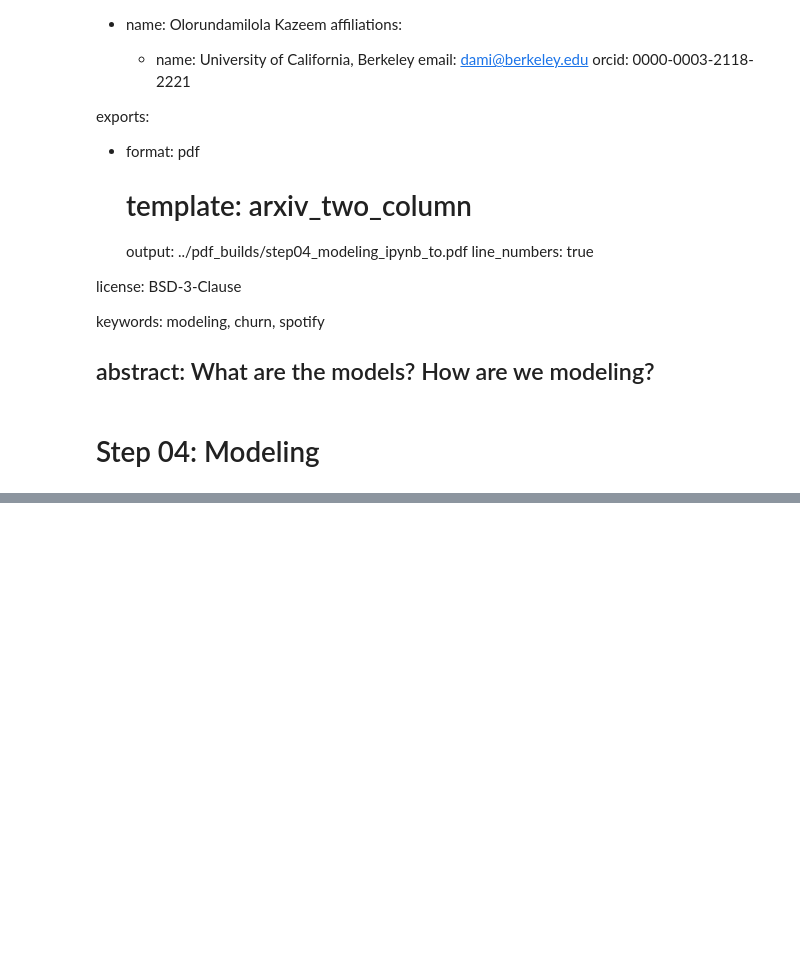
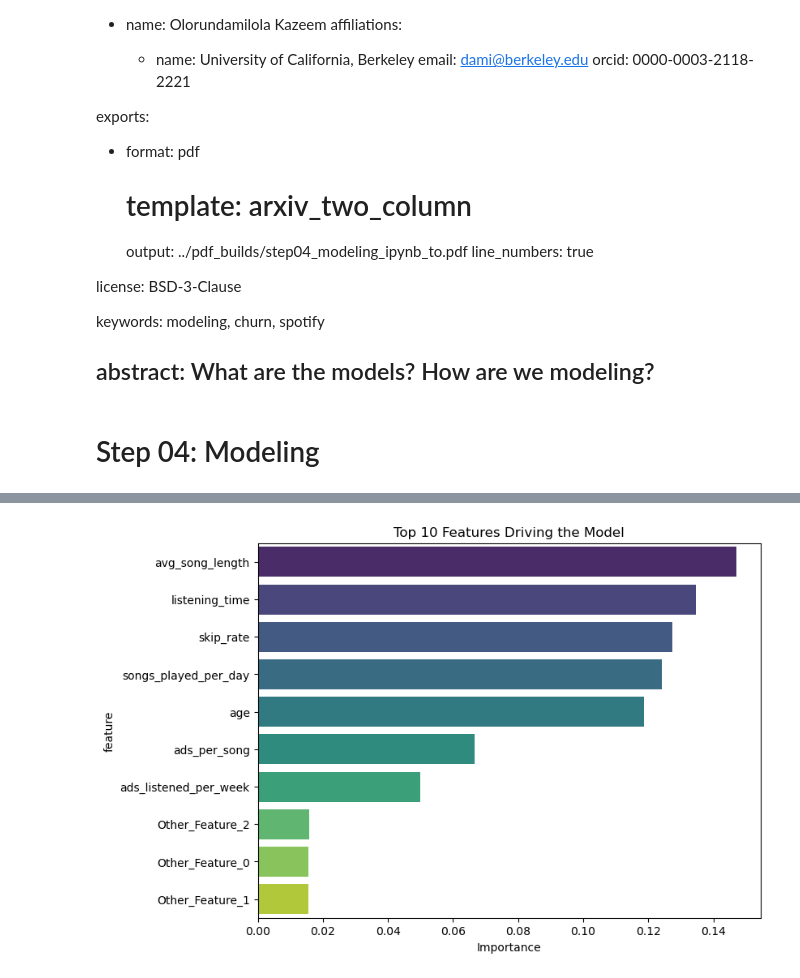
Before and after one commit to UCB-stat-159-f25/final-group08, a Jupyter notebook: notebooks/step04_modeling.ipynb, the cells around one changed output, grey strips where cells are left out. Saved outputs shown, nothing was run; the diff lists cells and outputs as text; code cells hidden in the pictures; blank space fills up the shorter version.

```diff
--- a/notebooks/step04_modeling.ipynb
+++ b/notebooks/step04_modeling.ipynb
@@ -67,0 +166,26 @@ Q: ...
+# %%
+feature_names = [
+    "age",
+    "listening_time",
+    "songs_played_per_day",
+    "skip_rate",
+    "ads_listened_per_week",
+    "ads_per_song",
+    "avg_song_length"
+]
+
+# generic labels for categorical variables (e.g. one-hot encoded countries)
+if X_train.shape[1] > len(feature_names):
+    feature_names += [f"Other_Feature_{i}" for i in range(X_train.shape[1] - len(feature_names))]
+
+importances = final_model.feature_importances_
+feat_imp = pd.DataFrame({'feature': feature_names, 'importance': importances})
+feat_imp = feat_imp.sort_values('importance', ascending=False).head(10)
+
+plt.figure(figsize=(8, 6))
+sns.barplot(x='importance', y='feature', hue='feature', legend=False, data=feat_imp, palette='viridis')
+plt.title('Top 10 Features Driving the Model')
+plt.xlabel('Importance')
+plt.show()
+# %% [output]
+[figure, added]
```
Also changed, not shown: parts of 11 cells of this notebook, 2 other files.
